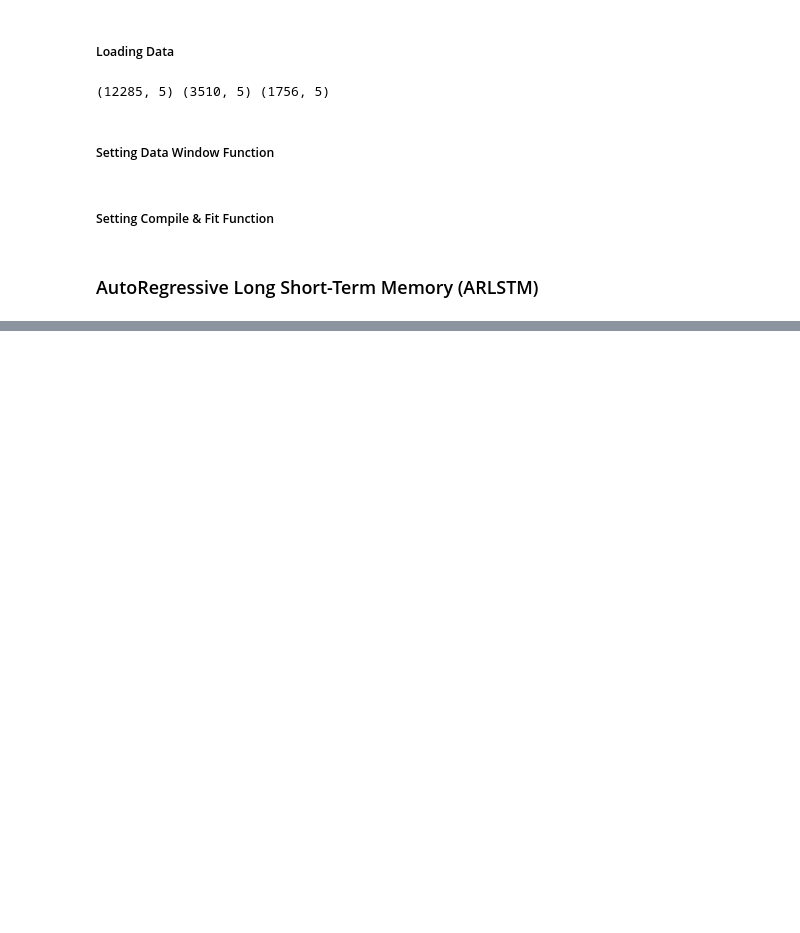
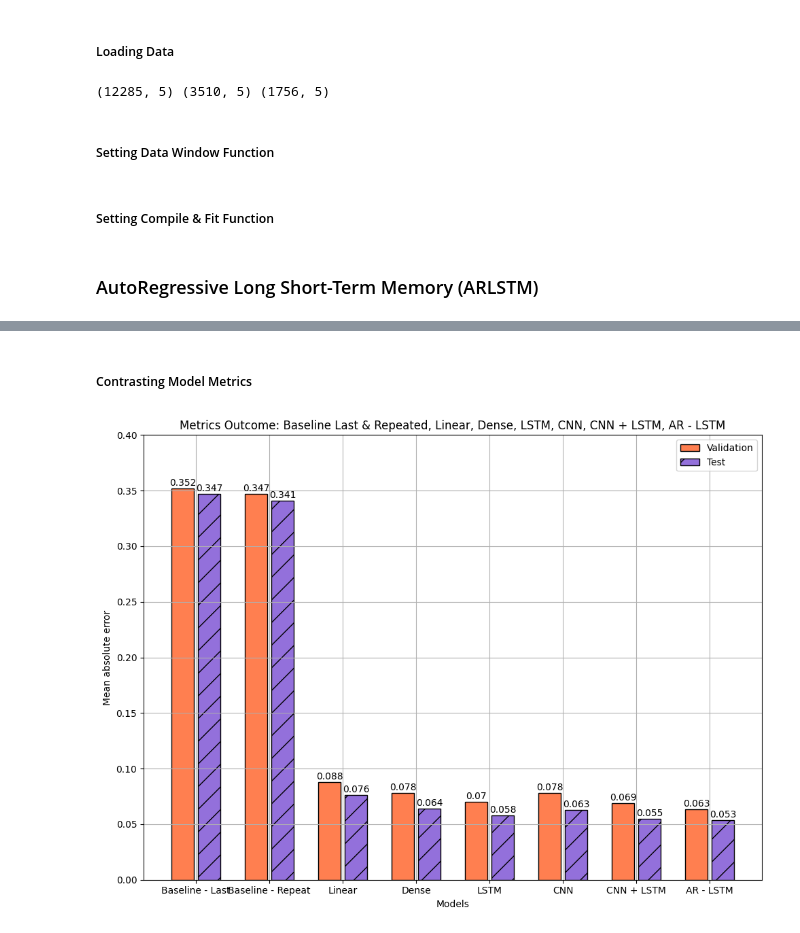
Before and after one commit to joakor89/Time_series_in_python, a Jupyter notebook: chap_17/ARLSTM.ipynb, the cells around one changed output, grey strips where cells are left out. Drawn from its saved outputs; the diff is of its cells as text; code cells hidden in the pictures; blank space fills up the shorter version.

```diff
--- a/chap_17/ARLSTM.ipynb
+++ b/chap_17/ARLSTM.ipynb
@@ -187,3 +187,8 @@ def compile_and_fit(model, window, patience=3, max_epochs=50):
 column_indices = {name: i for i, name in enumerate(train_df.columns)}
 # %% [markdown]
 ### AutoRegressive Long Short-Term Memory (ARLSTM)
+# %%
+# Values obtained from chapter 16
+
+ms_mae_val = [0.352, 0.347, 0.088, 0.078, 0.070, 0.078, 0.069]
+ms_mae_test = [0.347, 0.341, 0.076, 0.064, 0.058, 0.063, 0.055]
@@ -189,0 +270,30 @@ column_indices = {name: i for i, name in enumerate(train_df.columns)}
+# %% [markdown]
+##### Contrasting Model Metrics
+# %%
+ms_mae_val.append(ms_val_performance['AR - LSTM'][1])
+ms_mae_test.append(ms_performance['AR - LSTM'][1])
+
+x = np.arange(8)
+
+labels = ['Baseline - Last', 'Baseline - Repeat', 'Linear', 'Dense', 'LSTM', 'CNN', 'CNN + LSTM', 'AR - LSTM']
+
+fig, ax = plt.subplots()
+ax.bar(x - 0.18, ms_mae_val, width=0.3, color='coral', edgecolor='black', label='Validation')
+ax.bar(x + 0.18, ms_mae_test, width=0.3, color='mediumpurple', edgecolor='black', hatch='/', label='Test')
+ax.set_ylabel('Mean absolute error')
+ax.set_xlabel('Models')
+
+for index, value in enumerate(ms_mae_val):
+    plt.text(x=index - 0.18, y=value+0.0025, s=str(round(value, 3)), ha='center')
+
+for index, value in enumerate(ms_mae_test):
+    plt.text(x=index + 0.18, y=value+0.0025, s=str(round(value, 3)), ha='center')
+
+plt.ylim(0, 0.4)
+plt.xticks(ticks=x, labels=labels)
+plt.legend(loc='best')
+plt.title('Metrics Outcome: Baseline Last & Repeated, Linear, Dense, LSTM, CNN, CNN + LSTM, AR - LSTM')
+plt.tight_layout()
+plt.show()
+# %% [output]
+[figure, added]
```
Also changed, not shown: parts of 7 cells of this notebook.
